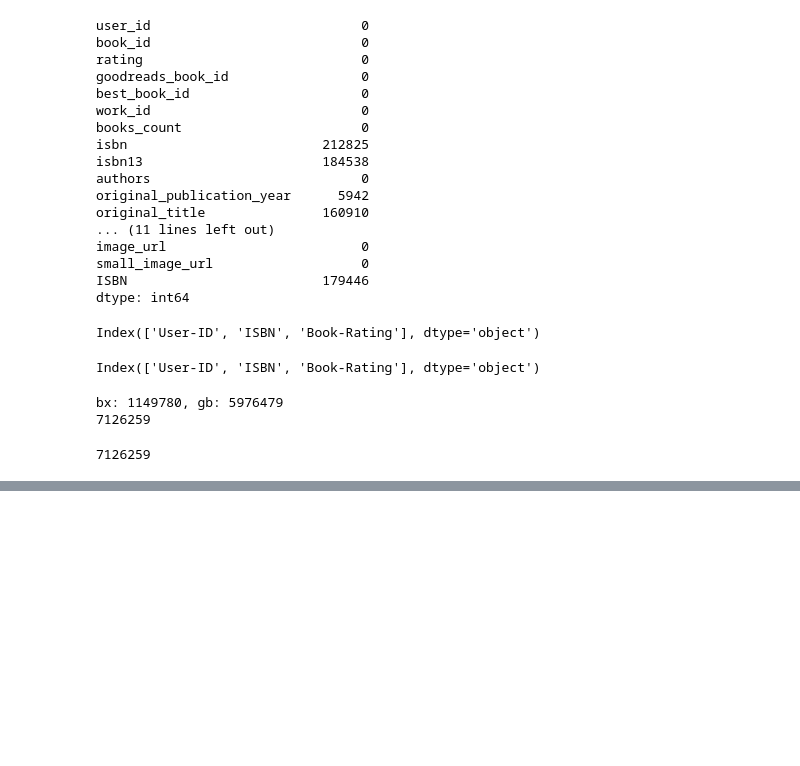
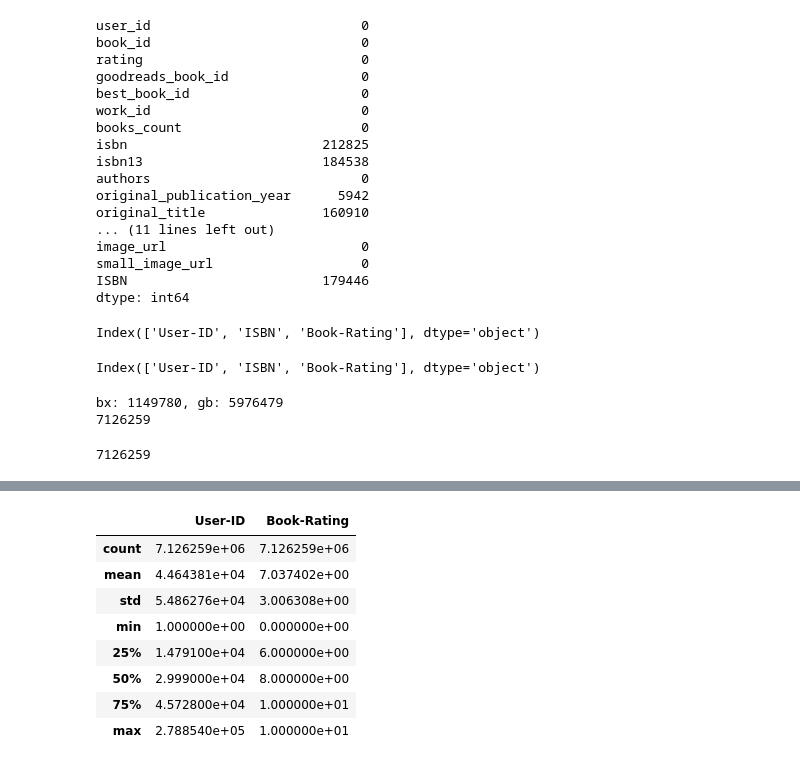
Before and after one commit to BloomTech-Labs/lambdaX-betterReads-ds, a Jupyter notebook: data_quick_look.ipynb, the cells around one changed output, grey strips where cells are left out. Cells and saved outputs as stored; diff of their text form; code cells hidden in the pictures; blank space fills up the shorter version.

```diff
--- a/data_quick_look.ipynb
+++ b/data_quick_look.ipynb
@@ -383,0 +410,12 @@ Xb =
+# %%
+baseline_data.describe()
+# %% [output]
+|  | User-ID | Book-Rating |
+| count | 7.126259e+06 | 7.126259e+06 |
+| mean | 4.464381e+04 | 7.037402e+00 |
+| std | 5.486276e+04 | 3.006308e+00 |
+| min | 1.000000e+00 | 0.000000e+00 |
+| 25% | 1.479100e+04 | 6.000000e+00 |
+| 50% | 2.999000e+04 | 8.000000e+00 |
+| 75% | 4.572800e+04 | 1.000000e+01 |
+| max | 2.788540e+05 | 1.000000e+01 |
```
Also changed, not shown: parts of 6 cells of this notebook, 1 other file.
